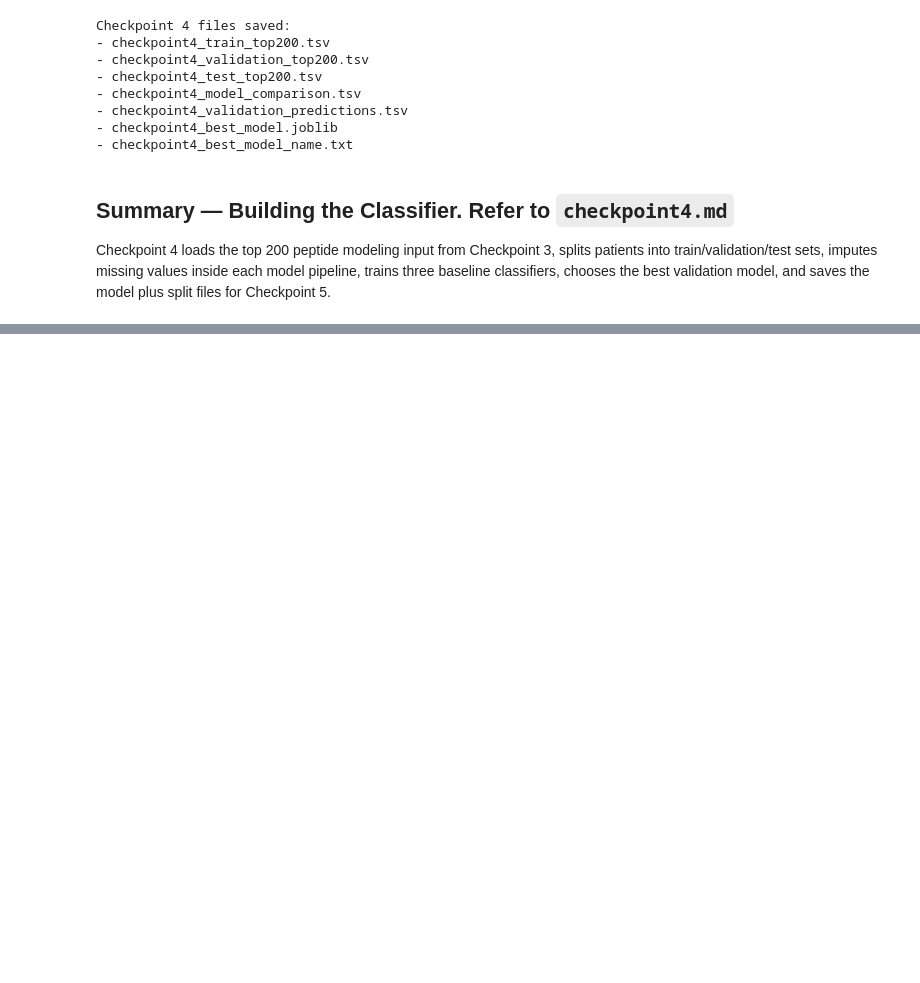
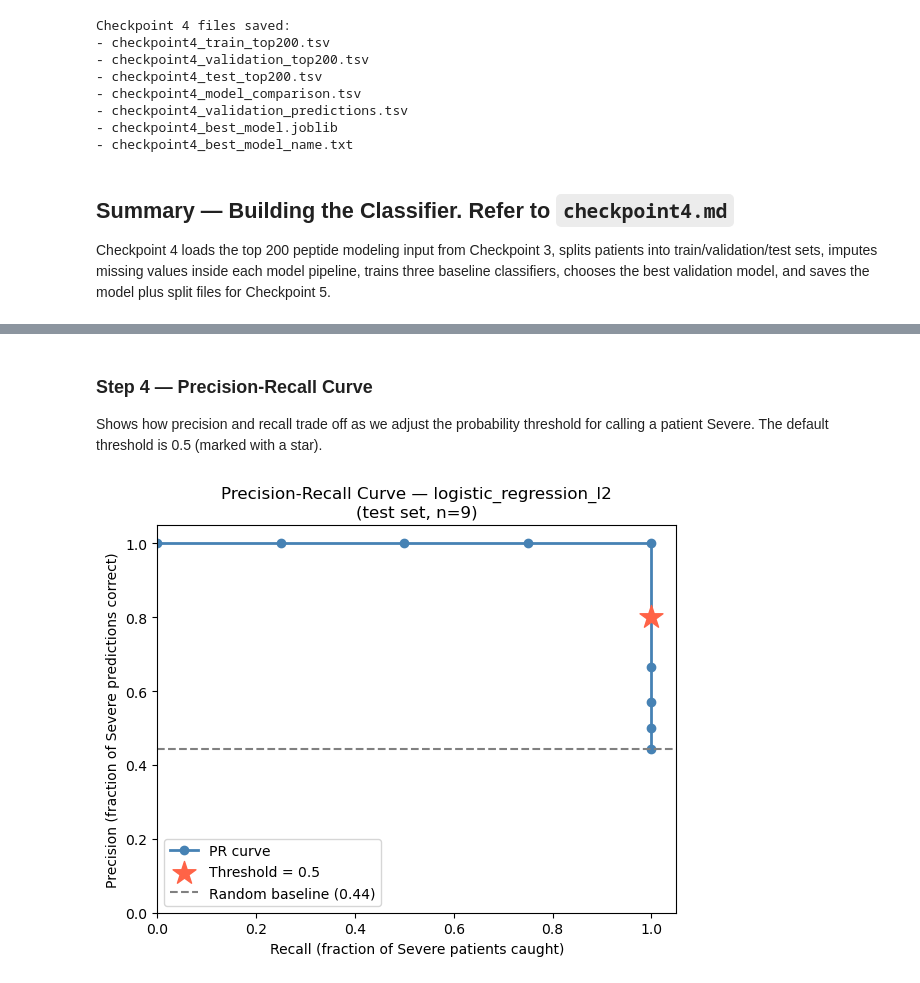
Before and after one commit to melvyn9/cse291b-covid19, a Jupyter notebook: modeling.ipynb, the cells around one changed output, grey strips where cells are left out. Saved outputs shown, nothing was run; the diff lists cells and outputs as text; code cells hidden in the pictures; blank space fills up the shorter version.

```diff
--- a/modeling.ipynb
+++ b/modeling.ipynb
@@ -319,0 +461,29 @@ Checkpoint 4 loads the top 200 peptide modeling input from Checkpoint 3, splits
+# %% [markdown]
+### Step 4 — Precision-Recall Curve
+
+Shows how precision and recall trade off as we adjust the probability threshold for calling a patient Severe. The default threshold is 0.5 (marked with a star).
+# %%
+precision_vals, recall_vals, thresholds = precision_recall_curve(y_test, y_score)
+
+# Find the point closest to the default 0.5 threshold
+default_idx = np.argmin(np.abs(thresholds - 0.5))
+
+fig, ax = plt.subplots(figsize=(6, 5))
+ax.plot(recall_vals, precision_vals, marker="o", color="steelblue", linewidth=2, label="PR curve")
+ax.scatter(recall_vals[default_idx], precision_vals[default_idx],
+           marker="*", s=300, color="tomato", zorder=5, label="Threshold = 0.5")
+
+# Baseline: random classifier at the positive class rate
+baseline = y_test.mean()
+ax.axhline(baseline, linestyle="--", color="grey", label=f"Random baseline ({baseline:.2f})")
+
+ax.set_xlabel("Recall (fraction of Severe patients caught)")
+ax.set_ylabel("Precision (fraction of Severe predictions correct)")
+ax.set_title(f"Precision-Recall Curve — {best_model_name}\n(test set, n=9)")
+ax.set_xlim(0, 1.05)
+ax.set_ylim(0, 1.05)
+ax.legend()
+plt.tight_layout()
+plt.show()
+# %% [output]
+[figure, added]
```
Also changed, not shown: parts of 7 cells of this notebook, 3 other files.
